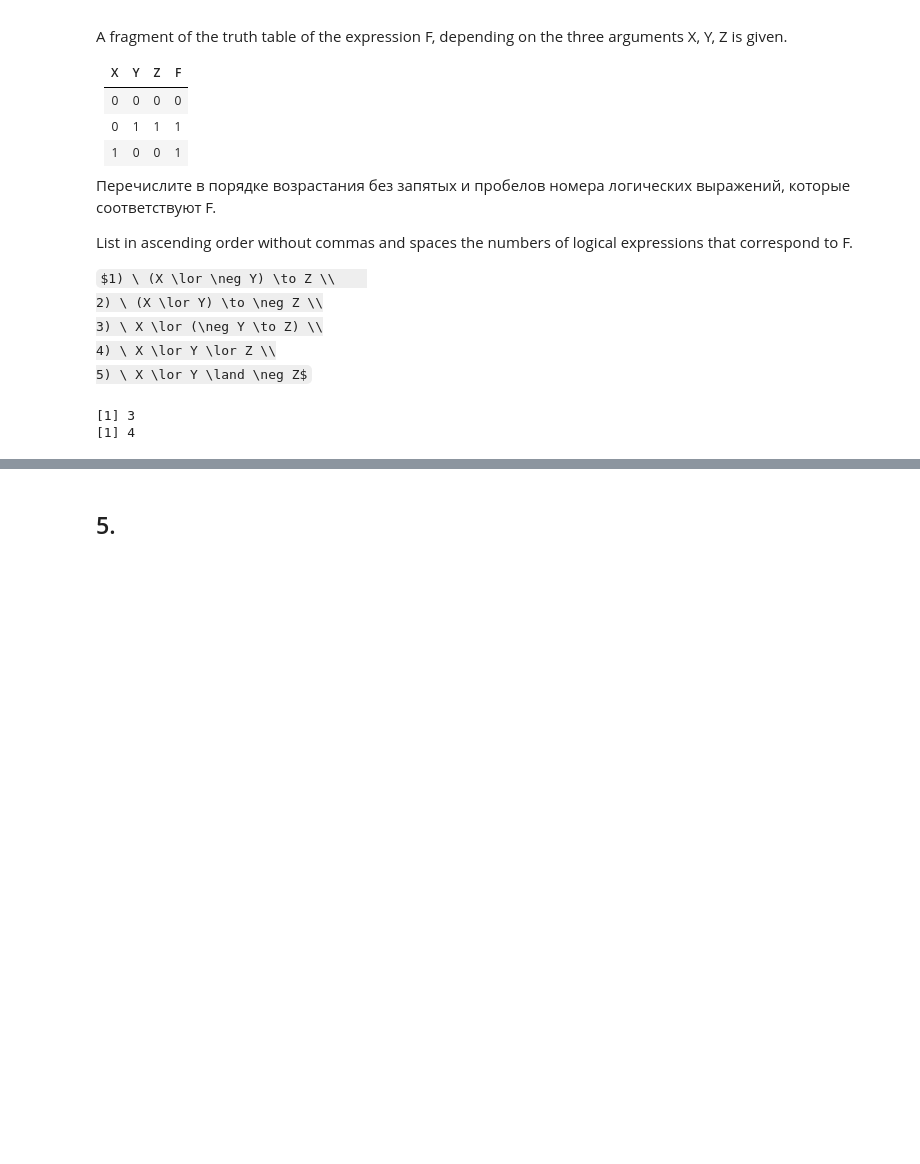
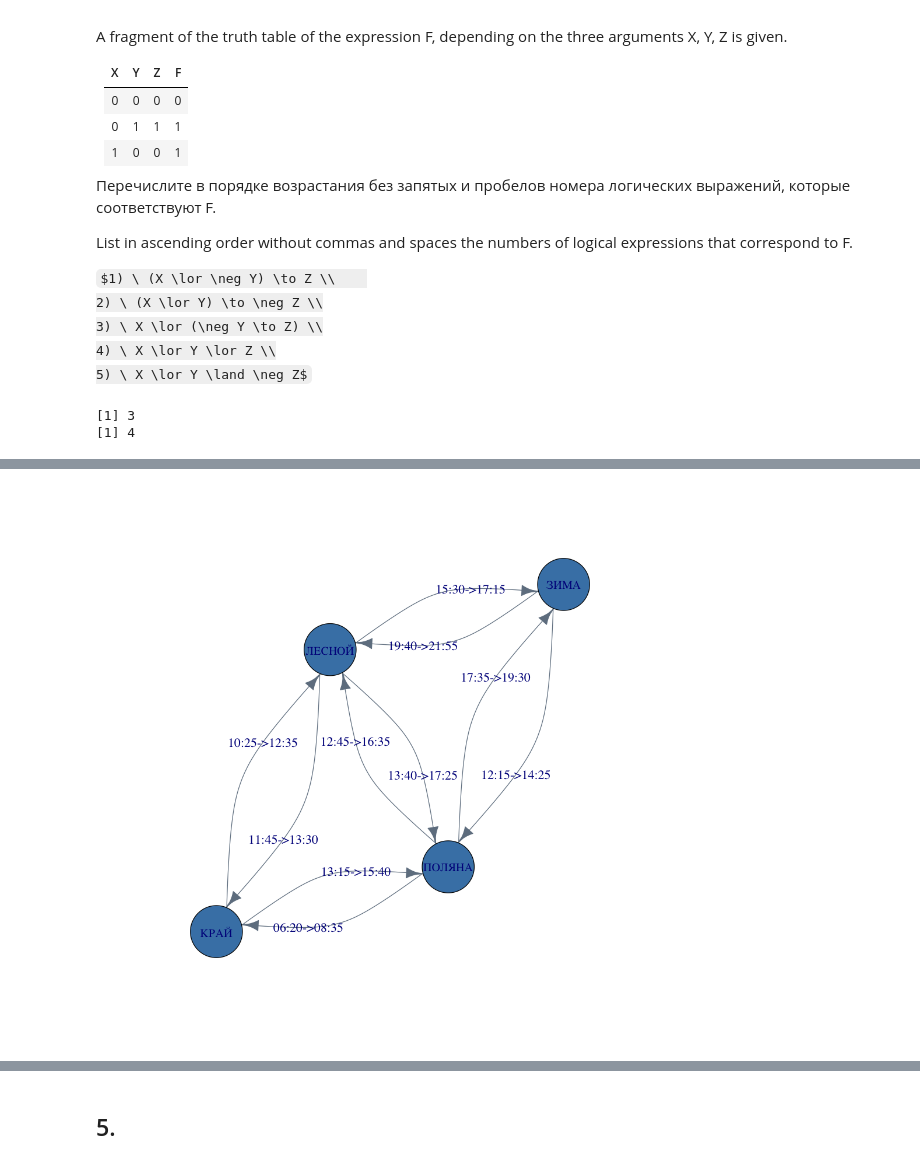
Before and after one commit to OlgaBelitskaya/it_20172018, a Jupyter notebook: 2017_Variant4_R.ipynb, the cells around one changed output, grey strips where cells are left out. Cells and saved outputs as stored; diff of their text form; code cells hidden in the pictures; some formulas as TeX source; blank space fills up the shorter version.

```diff
--- a/2017_Variant4_R.ipynb
+++ b/2017_Variant4_R.ipynb
@@ -137,0 +166,16 @@ answer_dictionary[2] <- '34'
+# %%
+time_out <- c('06:20', '10:25', '11:45', '12:15', '12:45',
+              '13:15', '13:40', '15:30', '17:35', '19:40')
+
+time_in <- c('08:35', '12:35', '13:30', '14:25', '16:35',
+             '15:40', '17:25', '17:15', '19:30', '21:55')
+
+schedule <- data.frame(
+    'Аэропорт вылета' = c('ПОЛЯНА', 'КРАЙ', 'ЛЕСНОЙ', 'ЗИМА', 'ПОЛЯНА',
+                        'КРАЙ', 'ЛЕСНОЙ', 'ЛЕСНОЙ', 'ПОЛЯНА', 'ЗИМА'),
+    'Аэропорт прилета' = c('КРАЙ', 'ЛЕСНОЙ', 'КРАЙ', 'ПОЛЯНА', 'ЛЕСНОЙ',
+                        'ПОЛЯНА', 'ПОЛЯНА', 'ЗИМА', 'ЗИМА', 'ЛЕСНОЙ'),
+    'Время вылета' = format(strptime(time_out, format='%H:%M'), '%H:%M'),
+    'Время прилета' = format(strptime(time_in, format='%H:%M'), '%H:%M'))
+
+schedule
@@ -137,0 +194,15 @@ answer_dictionary[2] <- '34'
+# %%
+options(warn = -1,repr.plot.width=8,repr.plot.height=8)
+edges <- data.frame(from=schedule[1],to=schedule[2])
+t <- c(length=10)
+for (i in 1:10) {
+    t[i] <- paste(time_out[i],time_in[i],sep='->')
+}
+
+g <- graph_from_data_frame(edges, directed=TRUE)
+plot(g,
+     vertex.color="steelblue",vertex.size=30,
+     edge.color="slategray",edge.label=t,
+     edge.curved=0.4,edge.label.cex=1.1)
+# %% [output]
+[figure, added]
```
Also changed, not shown: parts of 12 cells of this notebook, 1 other file.
